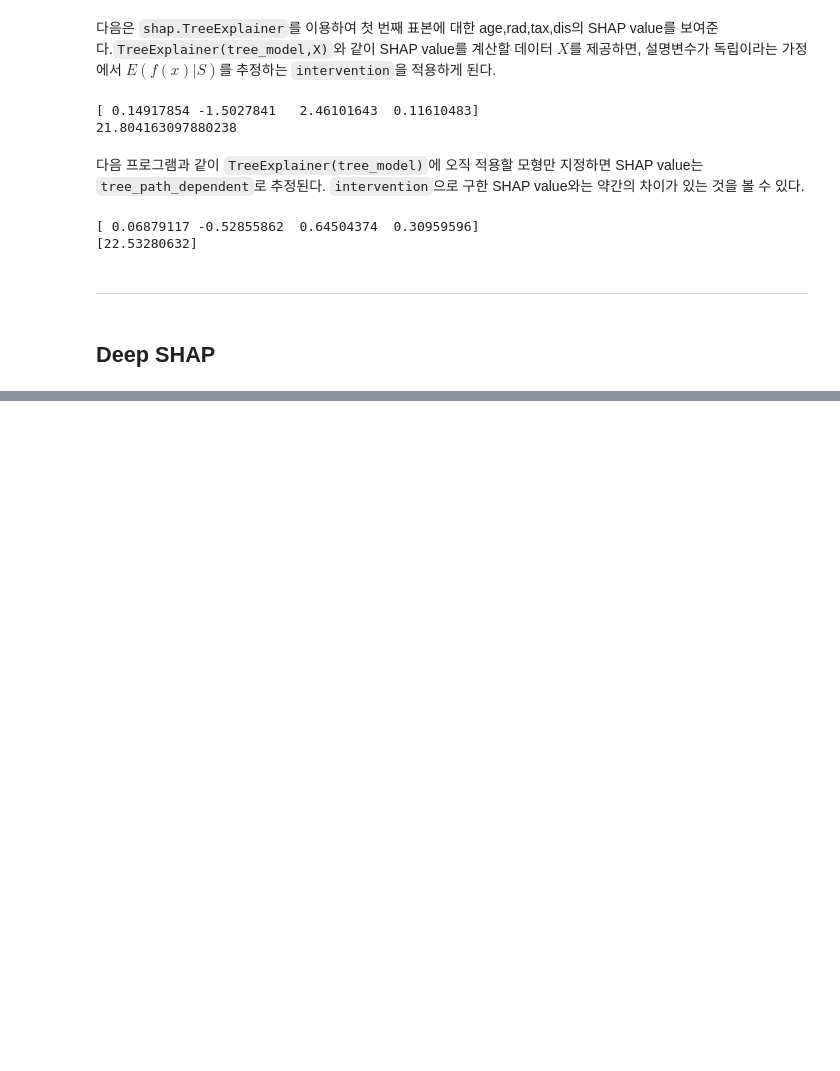
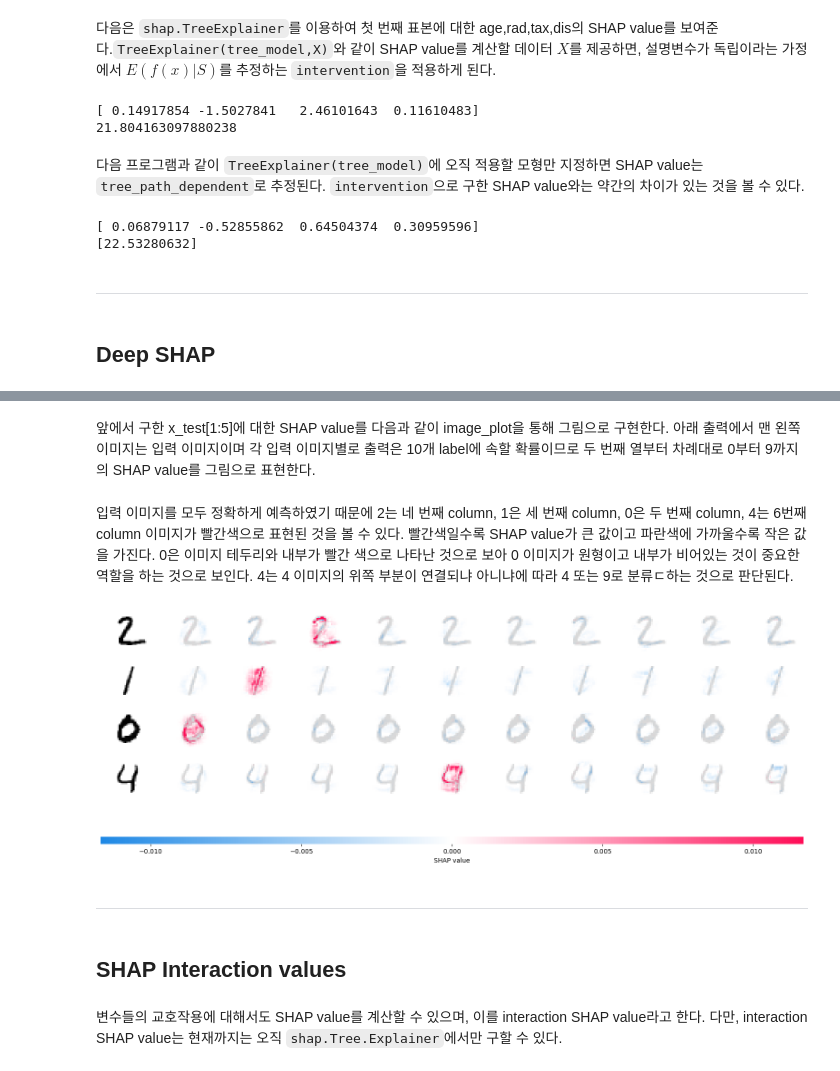
Before and after one commit to csw0625/Explainable_AI, a Jupyter notebook: Ch09.Shapley_values.ipynb, the cells around one changed output, grey strips where cells are left out. Drawn from its saved outputs; the diff is of its cells as text; code cells hidden in the pictures; blank space fills up the shorter version.

```diff
--- a/Ch09.Shapley_values.ipynb
+++ b/Ch09.Shapley_values.ipynb
@@ -505,0 +574,13 @@ print(explainer.expected_value)
+# %%
+(x_train,y_train),(x_test,y_test) = mnist.load_data()
+
+x_train = x_train.reshape(x_train.shape[0],28,28,1)
+x_test = x_test.reshape(x_test.shape[0], 28, 28, 1)
+
+x_train = x_train.astype('float32')/255
+x_test = x_test.astype('float32')/255
+
+print('x_train shape:',x_train.shape)
+
+y_train = to_categorical(y_train,10)
+y_test = to_categorical(y_test,10)
@@ -505,0 +589,19 @@ print(explainer.expected_value)
+# %%
+model = Sequential()
+model.add(Conv2D(32,kernel_size=(3,3),activation='relu',input_shape=(28,28,1)))
+model.add(Conv2D(64,3,strides=2,activation='relu'))
+model.add(MaxPooling2D(pool_size=(2,2)))
+model.add(Dropout(0.25))
+model.add(Flatten())
+model.add(Dense(128,activation='relu'))
+model.add(Dropout(0.5))
+model.add(Dense(10,activation='softmax'))
+
+model.compile(loss='categorical_crossentropy',
+              optimizer='adam',metrics=['accuracy'])
+
+model.fit(x_train,y_train,batch_size = 128,epochs=20,validation_data=(x_test,y_test),verbose=0)
+score = model.evaluate(x_test,y_test,verbose=0)
+
+print('Test loss:',score[0])
+print('Test accuracy:',score[1])
@@ -505,0 +613,11 @@ print(explainer.expected_value)
+# %%
+import shap
+import numpy as np
+
+result=np.argmax(model.predict(x_test[1:5]),axis=-1)
+print(result)
+
+background = x_train[np.random.choice(x_train.shape[0],1000,replace=False)]
+e = shap.DeepExplainer(model,background)
+shap_values = e.shap_values(x_test[1:5])
+print(np.array(shap_values).shape)
@@ -505,0 +630,14 @@ print(explainer.expected_value)
+# %% [markdown]
+앞에서 구한 x_test[1:5]에 대한 SHAP value를 다음과 같이 image_plot을  통해 그림으로 구현한다. 아래 출력에서 맨 왼쪽 이미지는 입력 이미지이며 각 입력 이미지별로 출력은 10개 label에 속할 확률이므로 두 번째 열부터 차례대로 0부터 9까지의 SHAP value를 그림으로 표현한다.
+# %% [markdown]
+입력 이미지를 모두 정확하게 예측하였기 때문에 2는 네 번째 column, 1은 세 번째 column, 0은 두 번째 column, 4는 6번째 column 이미지가 빨간색으로 표현된 것을 볼 수 있다. 빨간색일수록 SHAP value가 큰 값이고 파란색에 가까울수록 작은 값을 가진다. 0은 이미지 테두리와 내부가 빨간 색으로 나타난 것으로 보아 0 이미지가 원형이고 내부가 비어있는 것이 중요한 역할을 하는 것으로 보인다. 4는 4 이미지의 위쪽 부분이 연결되냐 아니냐에 따라 4 또는 9로 분류ㄷ하는 것으로 판단된다.
+# %%
+shap.image_plot(shap_values,-x_test[1:5])
+# %% [output]
+[figure, added]
+# %% [markdown]
+---
+# %% [markdown]
+## SHAP Interaction values
+# %% [markdown]
+변수들의 교호작용에 대해서도 SHAP value를 계산할 수 있으며, 이를 interaction SHAP value라고 한다. 다만, interaction SHAP value는 현재까지는 오직 `shap.Tree.Explainer`에서만 구할 수 있다.
```
Also changed, not shown: parts of 39 cells of this notebook.
